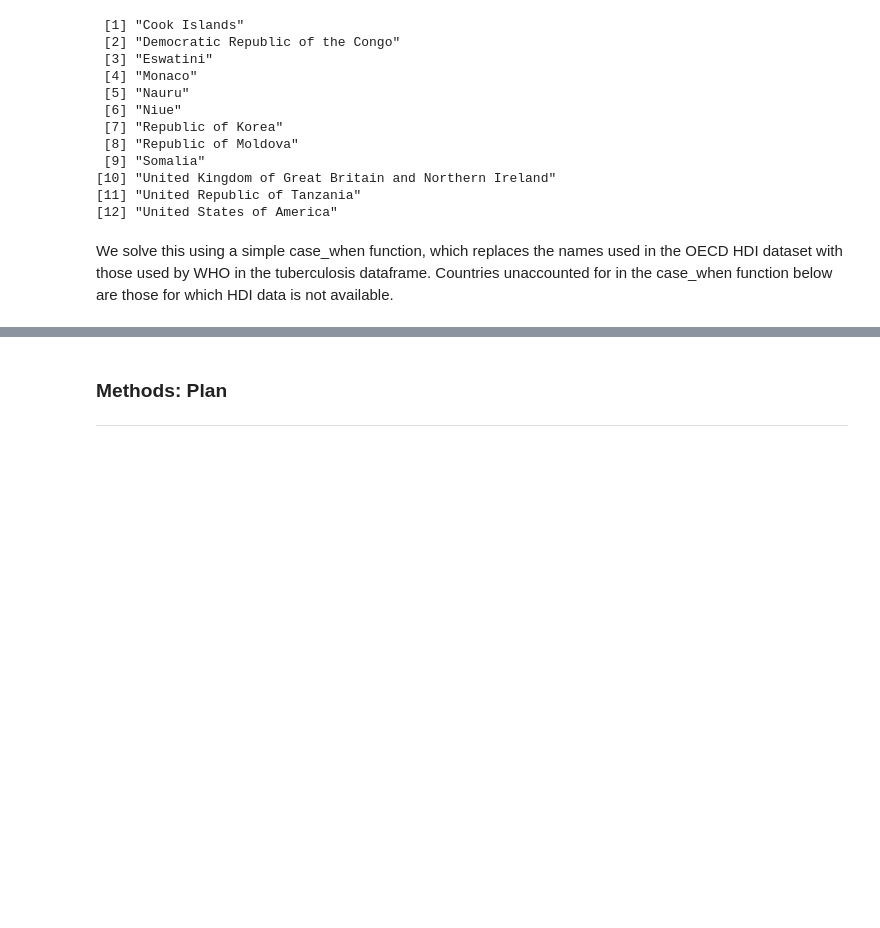
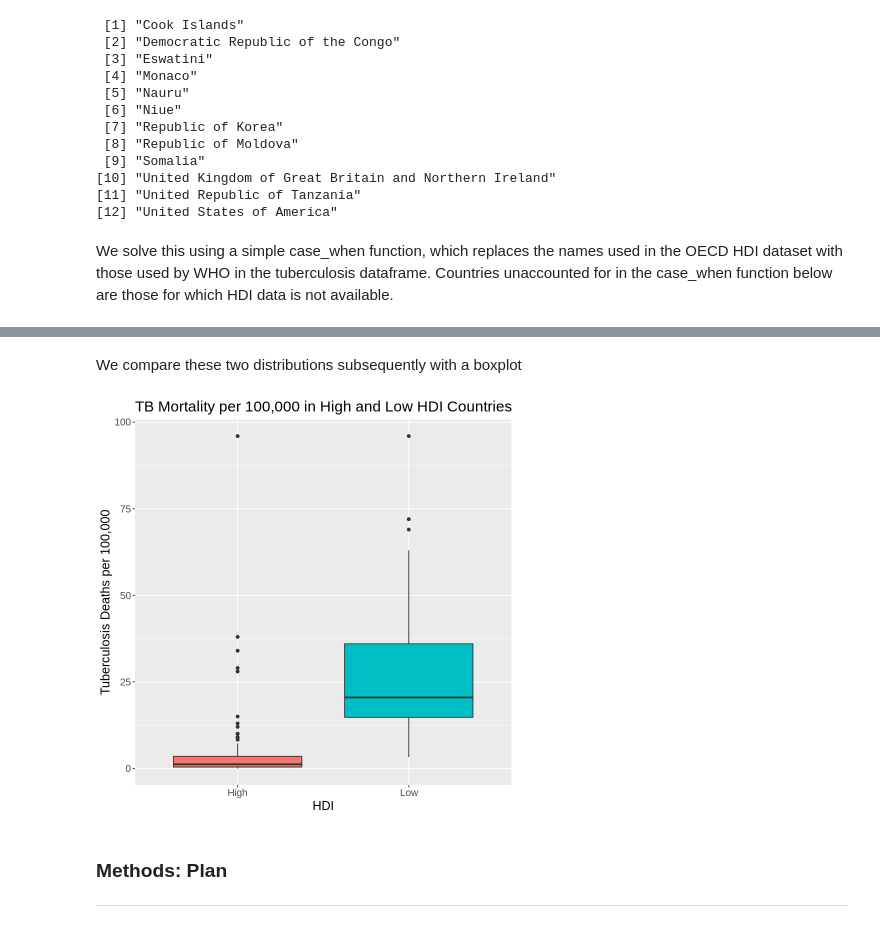
Before and after one commit to Remembria/Group-38-Project-Proposal, a Jupyter notebook: Group 38 Project Proposal.ipynb, the cells around one changed output, grey strips where cells are left out. Drawn from its saved outputs; the diff is of its cells as text; code cells hidden in the pictures; blank space fills up the shorter version.

Commit message:
Added Boxplot

```diff
--- a/Group 38 Project Proposal.ipynb
+++ b/Group 38 Project Proposal.ipynb
@@ -193,3 +198,19 @@ A data.frame: 188 × 3
+# %% [markdown]
+We compare these two distributions subsequently with a boxplot
+# %%
+hdi_tb_boxplot <-
+    tb_hdi_df %>%
+    ggplot() +
+    geom_boxplot(aes(x = HDI_Classification, y = Deaths_due_to_TB_per_100_000, fill = HDI_Classification)) +
+    theme(text = element_text(size = 15)) +
+    ggtitle("TB Mortality per 100,000 in High and Low HDI Countries") +
+    xlab("HDI") +
+    ylab("Tuberculosis Deaths per 100,000") +
+    guides(fill = "none")
+
+hdi_tb_boxplot
+# %% [output]
+[figure, added]
 # %% [markdown]
 <h3>Methods: Plan</h3>
 <hr>
```
Also changed, not shown: parts of 2 cells of this notebook.
